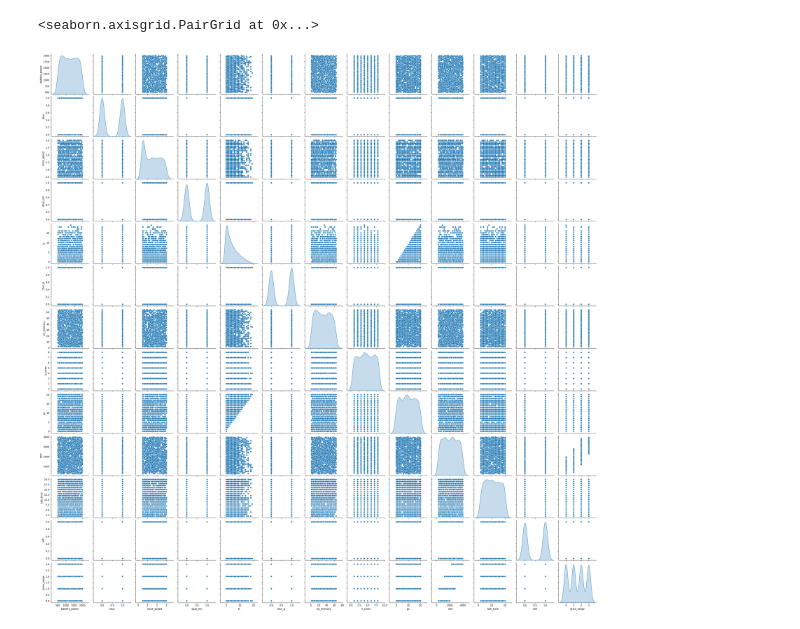
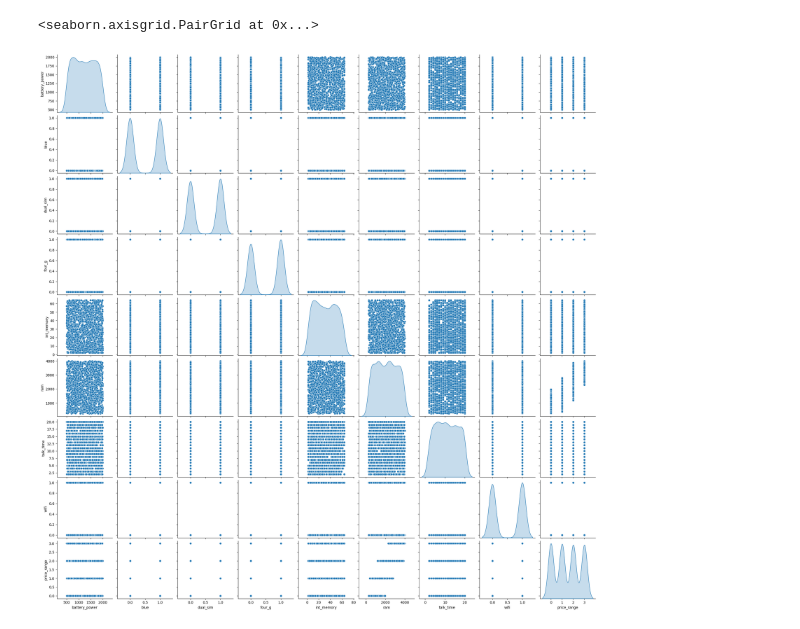
Before and after one commit to AhmedShurafa/Mobile_Price_Classification, a Jupyter notebook: mobile_price_classification.ipynb, the cells around one changed output. Cells and saved outputs as stored; diff of their text form; code cells hidden in the pictures.

```diff
--- a/mobile_price_classification.ipynb
+++ b/mobile_price_classification.ipynb
@@ -3,17 +3,15 @@
 # %%
 import matplotlib.pyplot as plt
 import pandas as pd
 import seaborn as sns
 import numpy as np
-
 dataset = pd.read_csv('/content/train.csv')
 dataset.head()
-
 
 train_dataset = dataset.sample(frac=0.8,random_state=0)
 test_dataset = dataset.drop(train_dataset.index)
 
-sns.pairplot(train_dataset[["battery_power", "blue", "clock_speed","dual_sim","fc","four_g","int_memory","n_cores","pc","ram","talk_time","wifi","price_range"]], diag_kind="kde")
+sns.pairplot(train_dataset[["battery_power", "blue","dual_sim","four_g","int_memory","ram","talk_time","wifi","price_range"]], diag_kind="kde")
 # %% [output]
 <seaborn.axisgrid.PairGrid at 0x...>
-[figure, old version]
+[figure, new version]
```
